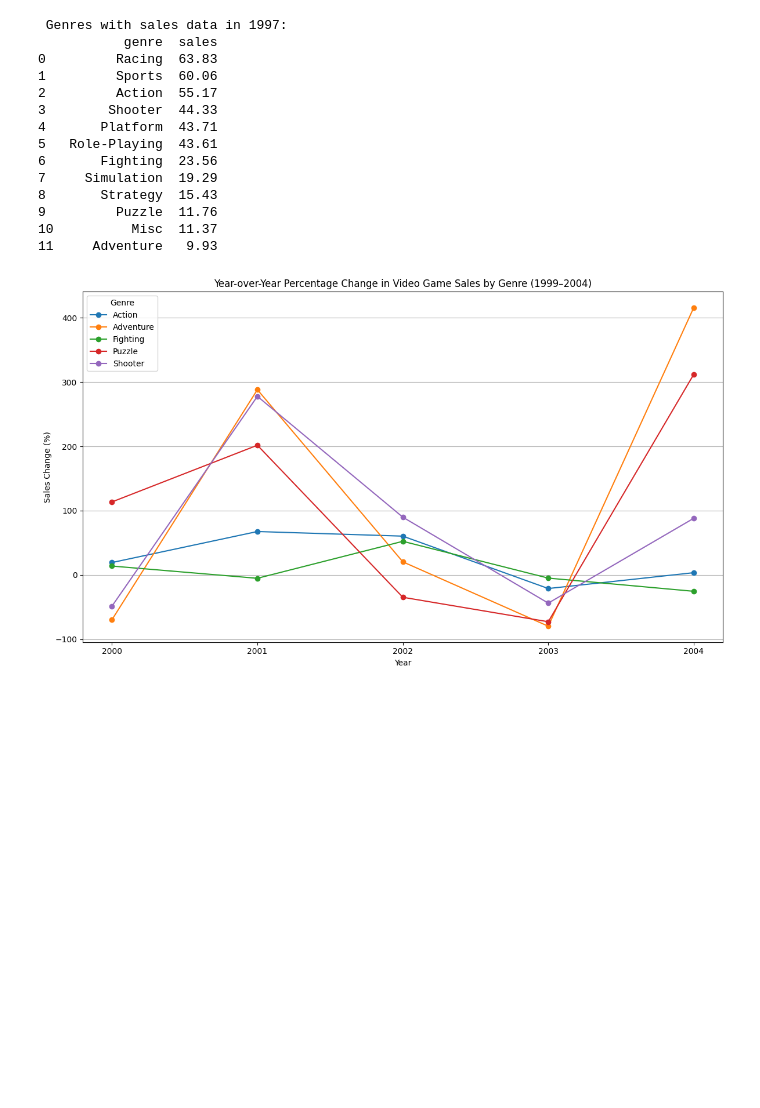
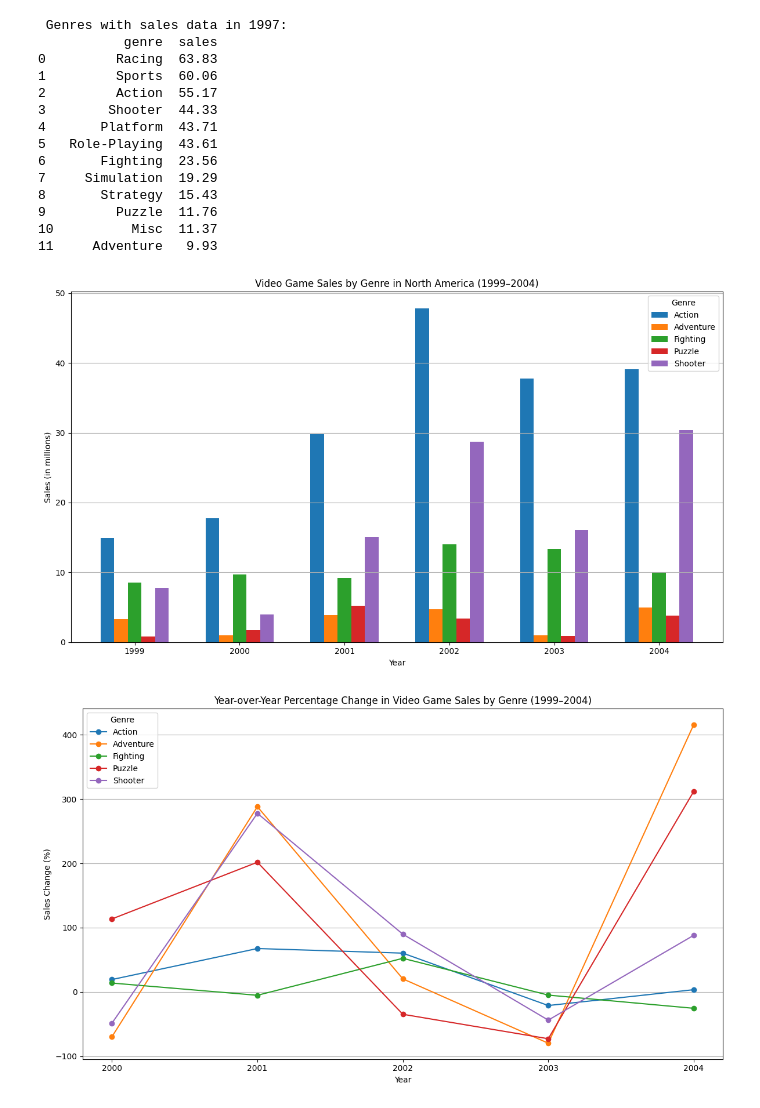
Before and after one commit to oliv-1990/video_game_sales, a Jupyter notebook: notebook/Untitled-1.ipynb, the cells around one changed output. Drawn from its saved outputs; the diff is of its cells as text; code cells hidden in the pictures; blank space fills up the shorter version.

Commit message:
New Plots

```diff
--- a/notebook/Untitled-1.ipynb
+++ b/notebook/Untitled-1.ipynb
@@ -508,3 +474,38 @@ fig.show()
+# %%
+import matplotlib.pyplot as plt
+import pandas as pd
+
+# Pivot data to have genres as columns, years as index
+df_pivot = df_grouped.pivot(index='release_year', columns='genre', values='sales').fillna(0)
+
+# Set up the bar chart parameters
+years = df_pivot.index.tolist()
+genres = df_pivot.columns.tolist()
+n_genres = len(genres)
+bar_width = 0.13  # width of each bar
+x = range(len(years))  # the label locations
+
+plt.figure(figsize=(12, 7))
+
+# Plot each genre as grouped bars side by side
+for i, genre in enumerate(genres):
+    plt.bar(
+        [pos + i * bar_width for pos in x],  # shift bars for each genre
+        df_pivot[genre],
+        width=bar_width,
+        label=genre
+    )
+
+plt.title('Video Game Sales by Genre in North America (1999–2004)')
+plt.xlabel('Year')
+plt.ylabel('Sales (in millions)')
+plt.xticks([pos + bar_width * (n_genres / 2 - 0.5) for pos in x], years)  # center x-ticks between groups
+plt.legend(title='Genre')
+plt.tight_layout()
+plt.grid(axis='y')
+plt.show()
+# %% [output]
+[figure, added]
 # %%
 import matplotlib.pyplot as plt
 
```
Also changed, not shown: parts of 1 cell of this notebook.
